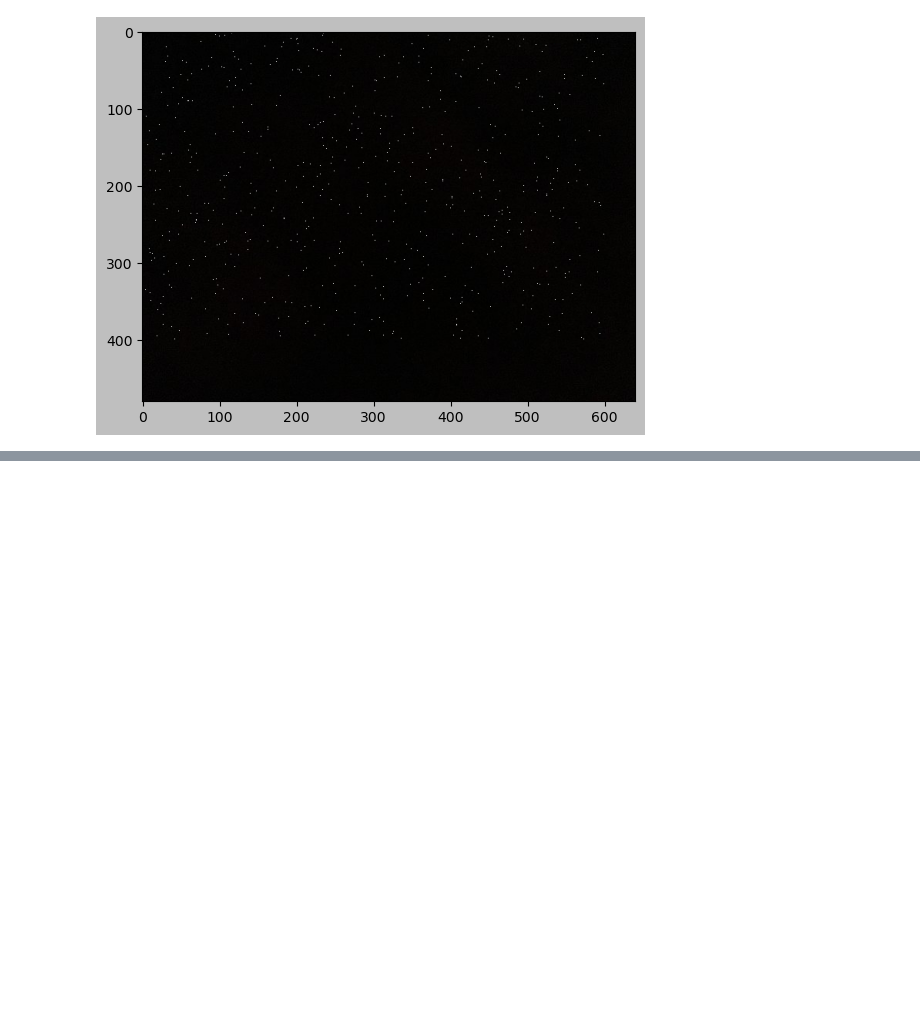
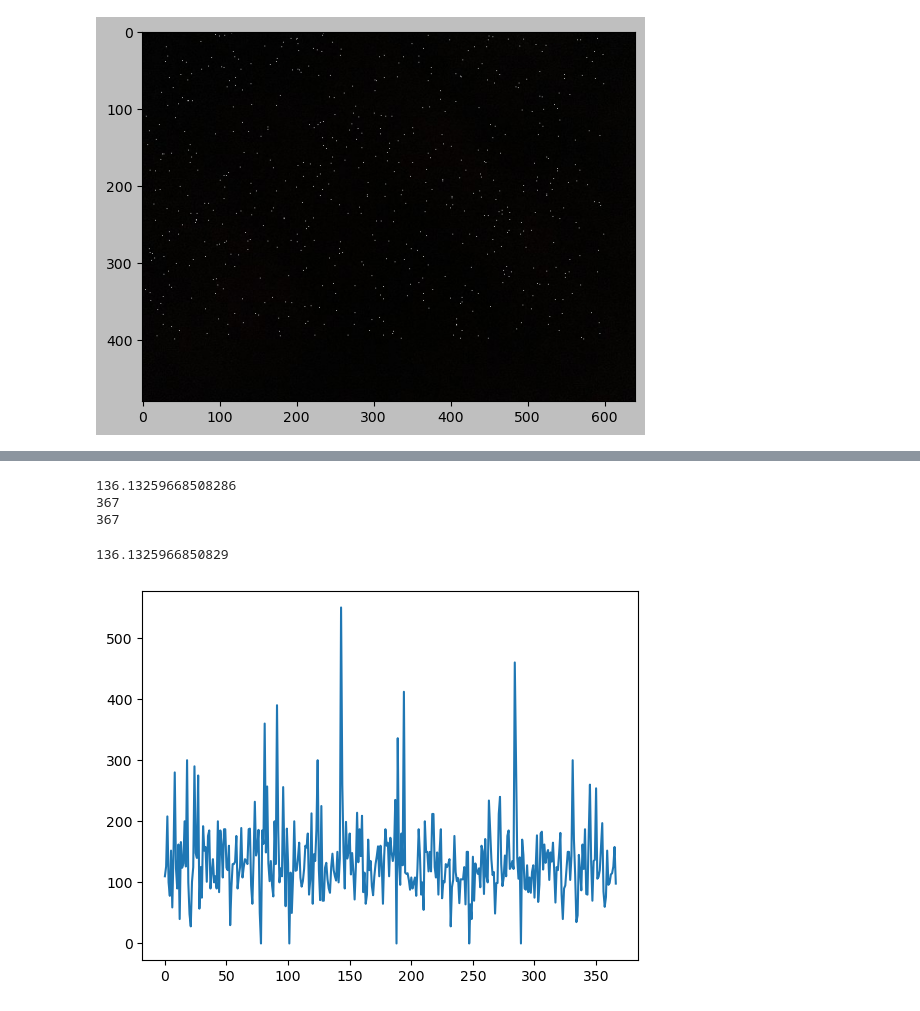
Before and after one commit to charloe12/numpy, a Jupyter notebook: tp1.ipynb, the cells around one changed output, grey strips where cells are left out. Saved outputs shown, nothing was run; the diff lists cells and outputs as text; code cells hidden in the pictures; blank space fills up the shorter version.

```diff
--- a/tp1.ipynb
+++ b/tp1.ipynb
@@ -231,3 +231,7 @@ plt.imshow(img)
 plt.show()
 # %% [output]
 [figure]
+# %%
+import pandas as pd
+df=pd.read_csv('archive(1)/loan_sanction_test.csv')
+df
@@ -233,0 +302,18 @@ plt.show()
+# %%
+ndf=df['LoanAmount'].fillna(df['LoanAmount'].mean())
+ndf1=df['LoanAmount'].fillna(0)
+
+print(df['LoanAmount'].mean())
+print(df['LoanAmount'].size)
+print(ndf.size)
+ndf.mean()
+# %% [output]
+136.13259668508286
+367
+367
+136.1325966850829
+# %%
+plt.plot(ndf1)
+plt.show()
+# %% [output]
+[figure, added]
```
Also changed, not shown: parts of 6 cells of this notebook.
